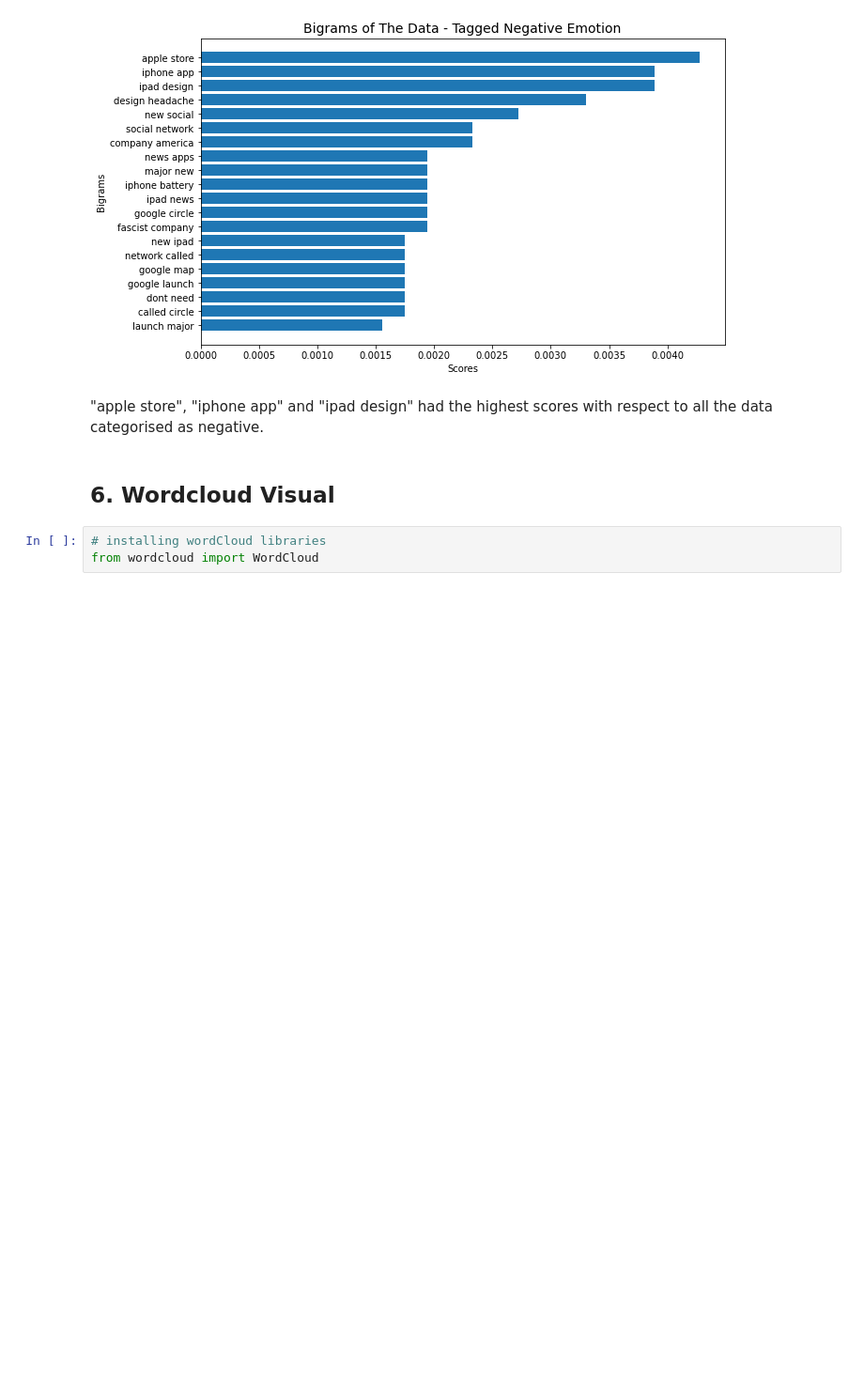
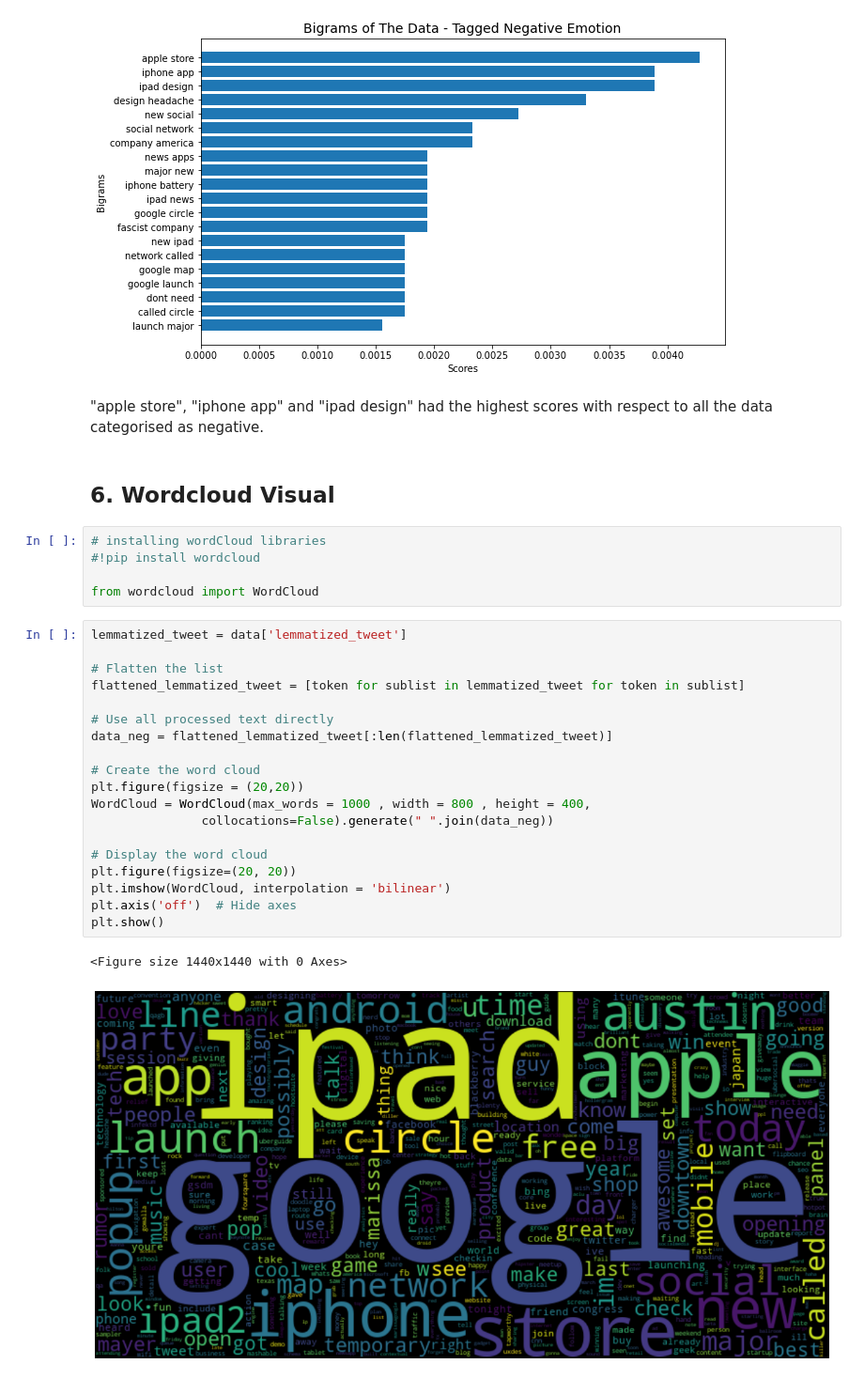
Before and after one commit to gtisnanga/GRP-13-FINAL-PROJECT, a Jupyter notebook: ANGELA.ipynb, the cells around one changed output. Shown at 94% size. Saved outputs shown, nothing was run; the diff lists cells and outputs as text; blank space fills up the shorter version.

Commit message:
wordcloud visual

```diff
--- a/ANGELA.ipynb
+++ b/ANGELA.ipynb
@@ -655,4 +655,28 @@ bigram_plots(sentiment='Negative emotion', title='Bigrams of The Data - Tagged N
 ## 6. Wordcloud Visual
 # %%
 # installing wordCloud libraries
+#!pip install wordcloud
+
 from wordcloud import WordCloud
+# %%
+lemmatized_tweet = data['lemmatized_tweet']
+
+# Flatten the list
+flattened_lemmatized_tweet = [token for sublist in lemmatized_tweet for token in sublist]
+
+# Use all processed text directly
+data_neg = flattened_lemmatized_tweet[:len(flattened_lemmatized_tweet)]
+
+# Create the word cloud
+plt.figure(figsize = (20,20))
+WordCloud = WordCloud(max_words = 1000 , width = 800 , height = 400,
+               collocations=False).generate(" ".join(data_neg))
+
+# Display the word cloud
+plt.figure(figsize=(20, 20))
+plt.imshow(WordCloud, interpolation = 'bilinear')
+plt.axis('off')  # Hide axes
+plt.show()
+# %% [output]
+<Figure size 1440x1440 with 0 Axes>
+[figure, added]
```
Also changed, not shown: parts of 1 cell of this notebook.
